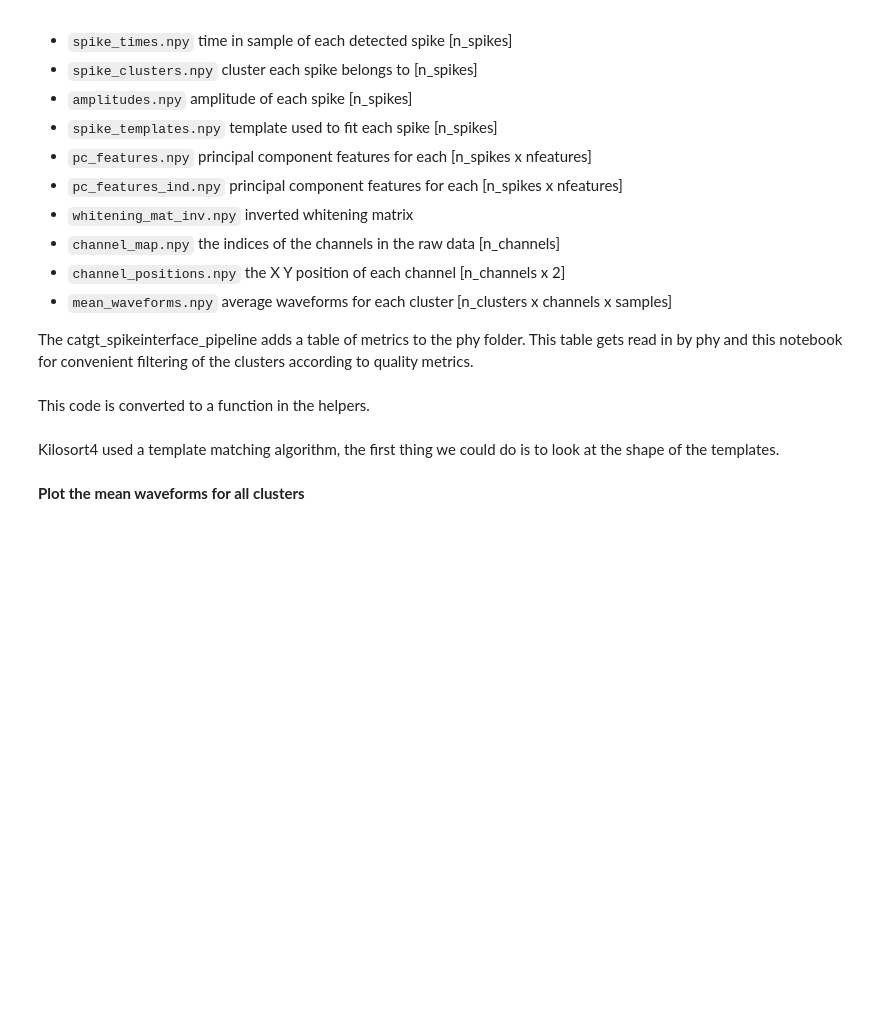
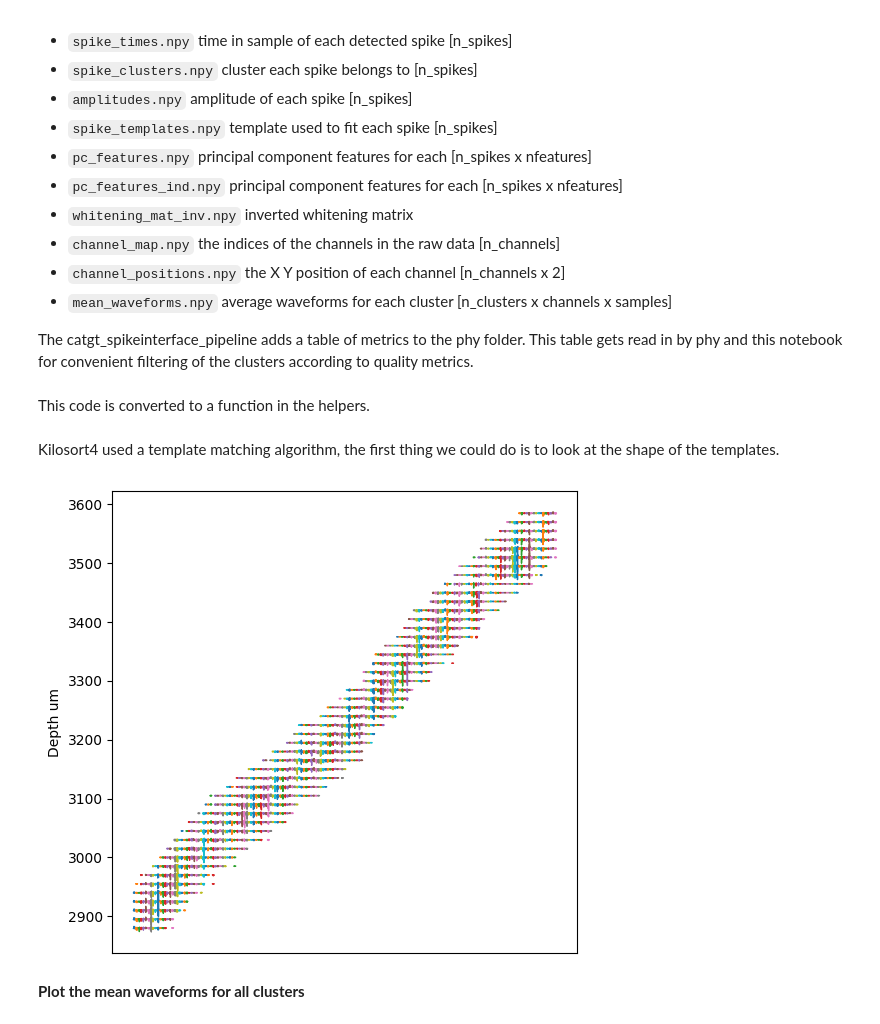
Before and after one commit to jcouto/colorado-neuropixels-2026, a Jupyter notebook: tutorials/AL_chronic_dataset/02_load_output.ipynb, the cells around one changed output. Cells and saved outputs as stored; diff of their text form; code cells hidden in the pictures; blank space fills up the shorter version.

Commit message:
Compatibility changes and output figures.

```diff
--- a/tutorials/AL_chronic_dataset/02_load_output.ipynb
+++ b/tutorials/AL_chronic_dataset/02_load_output.ipynb
@@ -21,11 +21,13 @@ The catgt_spikeinterface_pipeline adds a table of metrics to the phy folder. Thi
 from pathlib import Path
 import numpy as np # to load the npy files
 import pandas as pd # load tsv files
-from helpers import *
+from helpers import * # has the load_phy_folder function for convenience
 import pylab as plt
 
 %matplotlib ipympl
-outparent = Path('D:/course_data/AL032_output/AL032_2019-11-21_stripe192-natIm_g0/')  # contains the 'analyzer' and 'kilosort_output' folders
+
+outparent = Path.home()/'course_data'/'AL032_output'/'AL032_2019-11-21_stripe192-natIm_g0'  # contains the 'analyzer' and 'kilosort_output' folders
+
 analyzer_waveforms = outparent.joinpath('analyzer','extensions','templates')
 outfolder = outparent.joinpath('kilosort4_output','sorter_output')
 
@@ -72,34 +74,37 @@ Kilosort4 used a template matching algorithm, the first thing we could do is to
 # %%
 # iterates over each channel, plots only
 # function to plot one template (its good practice to create functions that do things we will be repeating)
 def _plot_template(X,
                    offset, # offset in x
                    cmap,   # channel positions
                    srate = 30000, # for getting the waveforms in time
                    gainx = 1.5e4, # gain of the x scale (divide the number in the axis by this to get seconds)
                    gainy = 0.03,  # gain in y, divide by this to get the input units
                    color = 'k',
                    lw = 1,
                    spatial_extent = 75): # controls how many channels to plot around the one with the highest peak
     time = gainx*np.arange(X.shape[0])/srate # generate a time vector
     # find the electrode with the highest signal
     electrode = np.argmax(np.max(np.abs(X),axis = 0))
     toplot = np.linalg.norm(cmap-cmap[electrode],axis = 1)<spatial_extent
 
     for (x,y),t in zip(cmap[toplot],X[:,toplot].T):
         plt.plot(time+x+offset,y+t*gainy,color = color,lw = lw)
 
-plt.figure()
+plt.figure(figsize = [6,6])
 colors = [plt.colormaps.get('tab10')(i) for i in range(10)] # plot each template in a differnt color
 idx = np.argsort(np.argmax(np.abs(res['templates']).max(axis = 1),axis = 1)) # index to sort templates by approximate depth
 
 for i,itemplate in enumerate(idx):  #iterate over the "sorted" templates
     # reconstruct the templates accounting for shared variance between channels (un-whitening)
     _plot_template(np.dot(res['templates'][itemplate], res['whitening_mat_inv']),
                    i*100, # offset between units
                    res['channel_positions'],
                    color = colors[np.mod(i,len(colors))])
 plt.xticks([]); # x-axis is in seconds*gainx
+plt.ylabel('Depth um');
+# %% [output]
+[figure, added]
 # %% [markdown]
 __Plot the mean waveforms for all clusters__
 # %%
```
Also changed, not shown: parts of 6 cells of this notebook.
